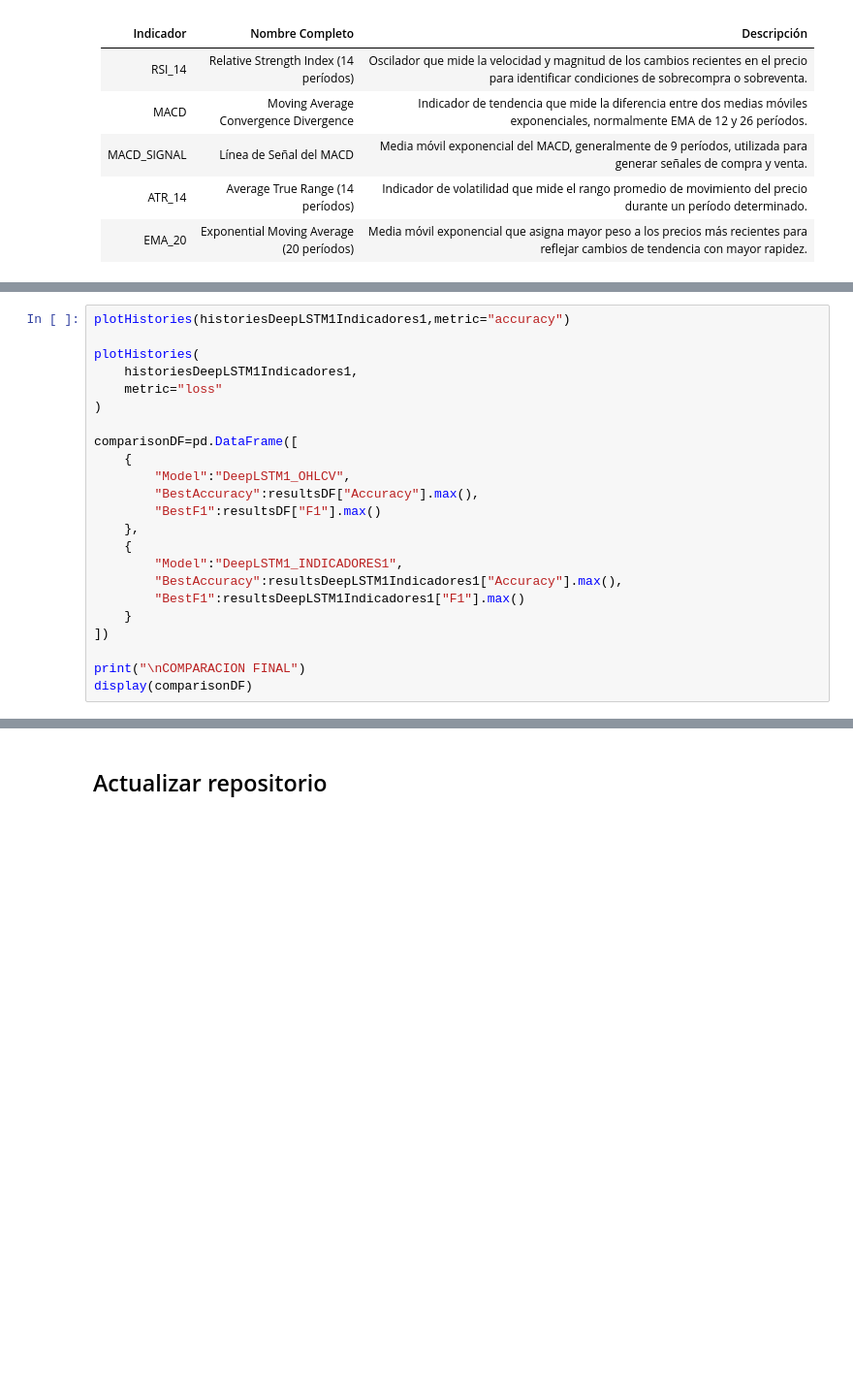
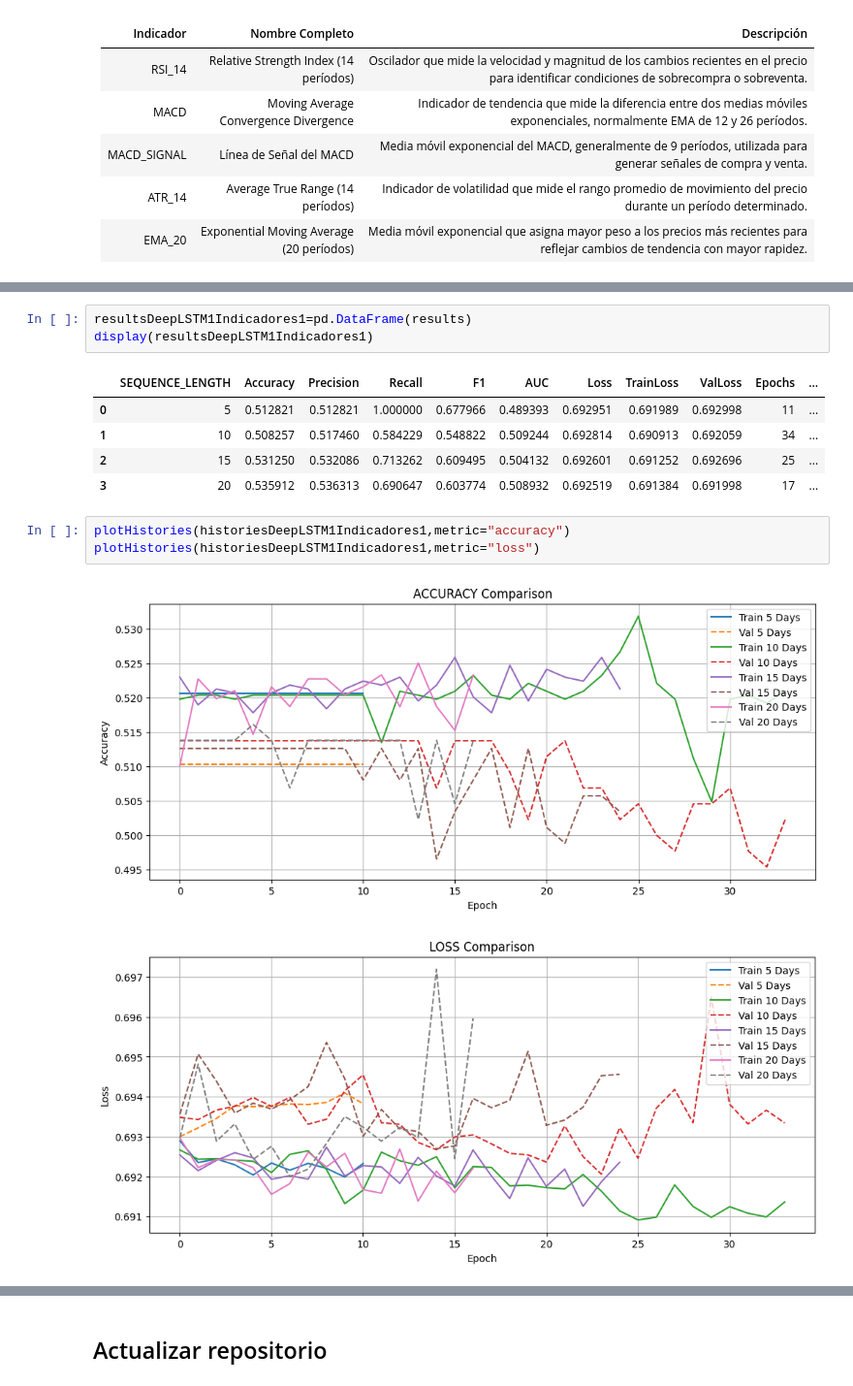
Before and after one commit to 42engineering/P3MetodologiasAgilesML, a Jupyter notebook: tdsp_template/P3_tsla/scripts/data_acquisition/PT1.1ColabV2.ipynb, the cells around one changed output, grey strips where cells are left out. Shown at 97% size. Saved outputs shown, nothing was run; the diff lists cells and outputs as text; blank space fills up the shorter version.

```diff
--- a/tdsp_template/P3_tsla/scripts/data_acquisition/PT1.1ColabV2.ipynb
+++ b/tdsp_template/P3_tsla/scripts/data_acquisition/PT1.1ColabV2.ipynb
@@ -1320,23 +1926,15 @@ display(bestModelDeepLSTM1Indicadores1)
 # %%
-plotHistories(historiesDeepLSTM1Indicadores1,metric="accuracy")
-
-plotHistories(
-    historiesDeepLSTM1Indicadores1,
-    metric="loss"
-)
-
-comparisonDF=pd.DataFrame([
-    {
-        "Model":"DeepLSTM1_OHLCV",
-        "BestAccuracy":resultsDF["Accuracy"].max(),
-        "BestF1":resultsDF["F1"].max()
-    },
-    {
-        "Model":"DeepLSTM1_INDICADORES1",
-        "BestAccuracy":resultsDeepLSTM1Indicadores1["Accuracy"].max(),
-        "BestF1":resultsDeepLSTM1Indicadores1["F1"].max()
-    }
-])
-
-print("\nCOMPARACION FINAL")
-display(comparisonDF)
+resultsDeepLSTM1Indicadores1=pd.DataFrame(results)
+display(resultsDeepLSTM1Indicadores1)
+# %% [output]
+|  | SEQUENCE_LENGTH | Accuracy | Precision | Recall | F1 | AUC | Loss | TrainLoss | ValLoss | Epochs | ... |
+| 0 | 5 | 0.512821 | 0.512821 | 1.000000 | 0.677966 | 0.489393 | 0.692951 | 0.691989 | 0.692998 | 11 | ... |
+| 1 | 10 | 0.508257 | 0.517460 | 0.584229 | 0.548822 | 0.509244 | 0.692814 | 0.690913 | 0.692059 | 34 | ... |
+| 2 | 15 | 0.531250 | 0.532086 | 0.713262 | 0.609495 | 0.504132 | 0.692601 | 0.691252 | 0.692696 | 25 | ... |
+| 3 | 20 | 0.535912 | 0.536313 | 0.690647 | 0.603774 | 0.508932 | 0.692519 | 0.691384 | 0.691998 | 17 | ... |
+# %%
+plotHistories(historiesDeepLSTM1Indicadores1,metric="accuracy")
+plotHistories(historiesDeepLSTM1Indicadores1,metric="loss")
+# %% [output]
+[figure, added]
+[figure, added]
```
Also changed, not shown: parts of 51 cells of this notebook.
